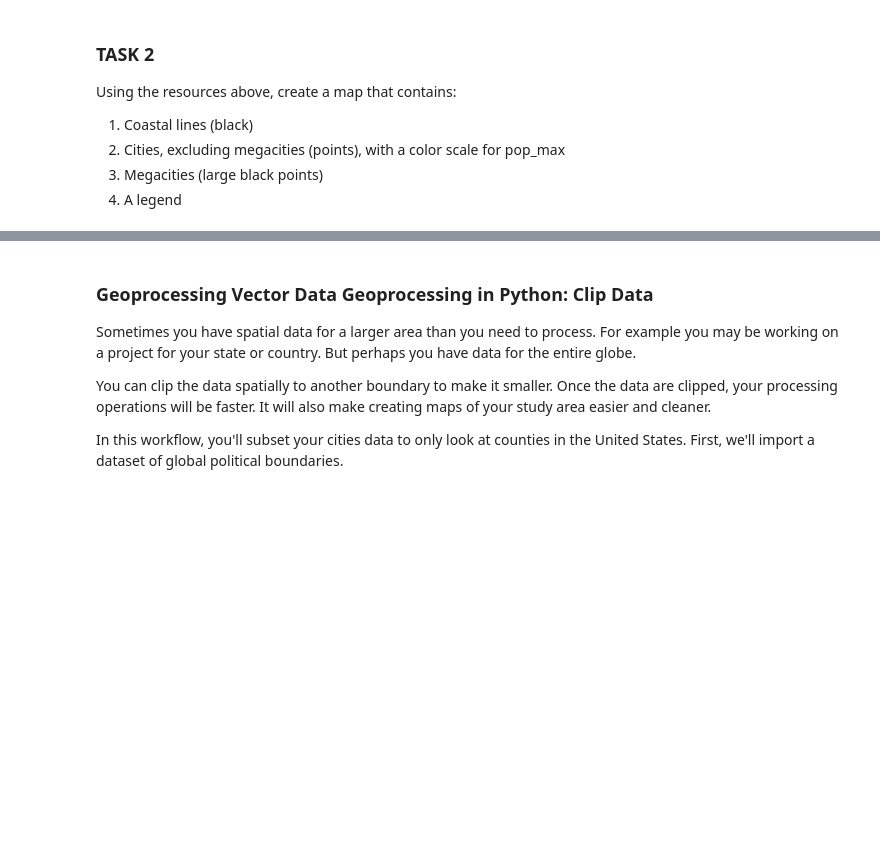
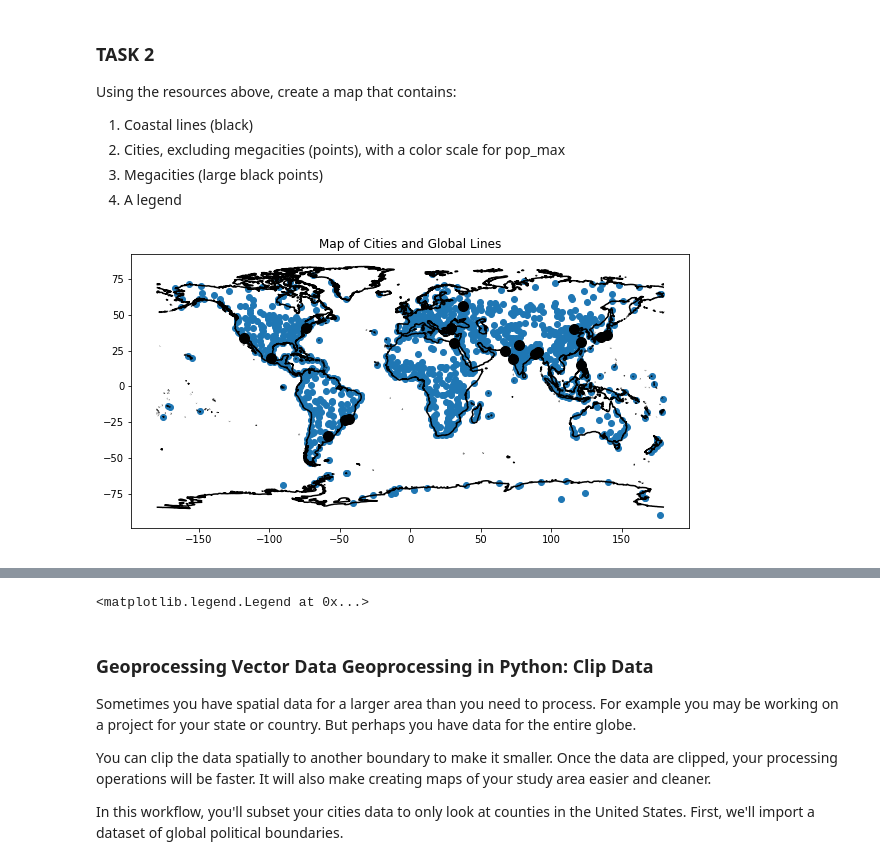
Before and after one commit to nickohl/EnvDatSci22, a Jupyter notebook: CodeSprints/VectorData101.ipynb, the cells around one changed output, grey strips where cells are left out. Cells and saved outputs as stored; diff of their text form; code cells hidden in the pictures; blank space fills up the shorter version.

```diff
--- a/CodeSprints/VectorData101.ipynb
+++ b/CodeSprints/VectorData101.ipynb
@@ -410,8 +398,17 @@ Using the resources above, create a map that contains:
 # %%
 # Format and plot your results from task 2
 # hint:
+nonmega = cities[cities.pop_max < 10000000]
 f, ax1 = plt.subplots(figsize=(10, 6))
 coastlines.plot(ax=ax1,
                 color="black")
-cities.plot(ax=ax1,
-            color)
+nonmega.plot(ax=ax1)
+megacities.plot(ax=ax1, color="black", markersize=100, legend=True)
+
+
+# Add a title
+ax1.set(title="Map of Cities and Global Lines")
+plt.show()
+ax1.legend()
+# %% [output]
+[figure, added]
@@ -418,3 +416,4 @@ cities.plot(ax=ax1,
+<matplotlib.legend.Legend at 0x...>
 # %% [markdown]
 ### Geoprocessing Vector Data Geoprocessing in Python: Clip Data
 Sometimes you have spatial data for a larger area than you need to process. For example you may be working on a project for your state or country. But perhaps you have data for the entire globe.
```
Also changed, not shown: parts of 13 cells of this notebook.
